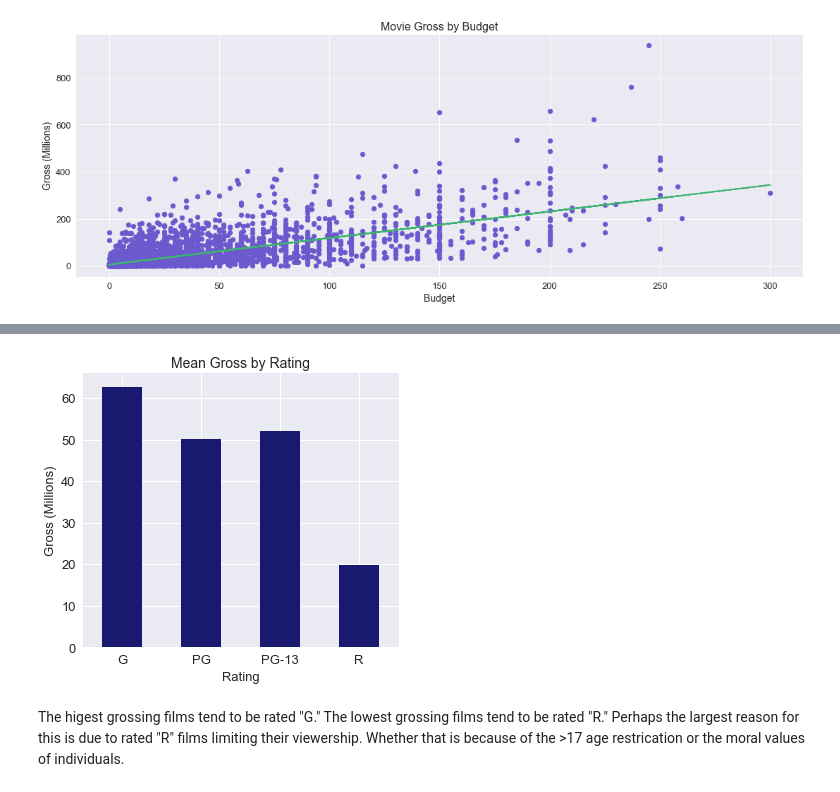
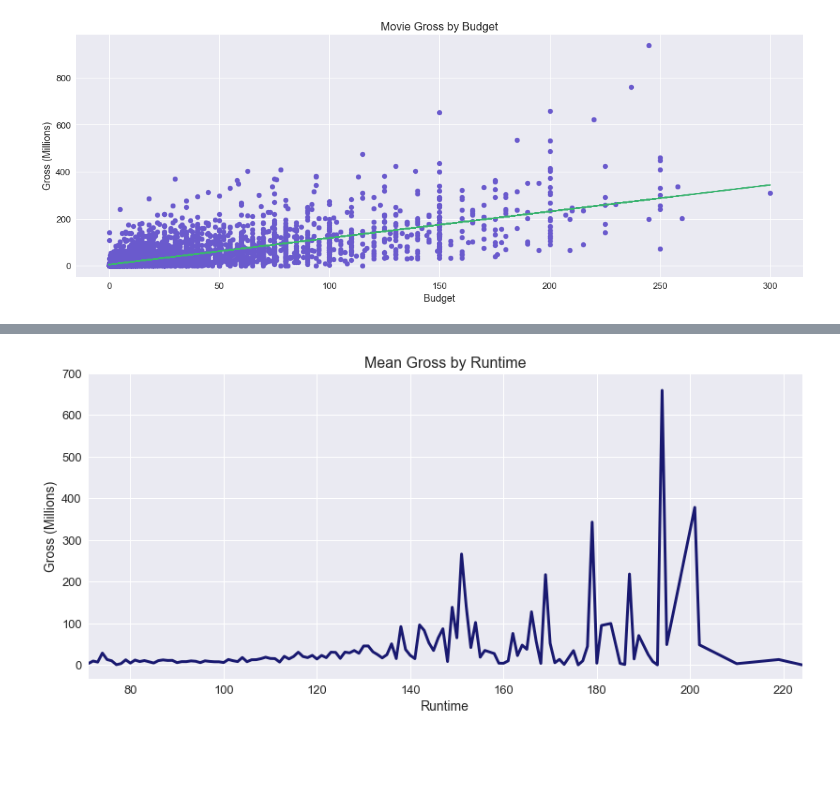
Before and after one commit to Toddizmo/Thinkful, a Jupyter notebook: Olsen_Todd_Capstone.ipynb, the cells around one changed output, grey strips where cells are left out. Saved outputs shown, nothing was run; the diff lists cells and outputs as text; code cells hidden in the pictures; blank space fills up the shorter version.

```diff
--- a/Olsen_Todd_Capstone.ipynb
+++ b/Olsen_Todd_Capstone.ipynb
@@ -59,5 +62,9 @@ df_budget.describe()
 | 50% | 2.300000e+07 | 2.345551e+07 | 104.000000 | 6.400000 | 4.394000e+04 | 2003.000000 |
 | 75% | 4.600000e+07 | 5.778243e+07 | 117.000000 | 7.100000 | 1.093932e+05 | 2010.000000 |
 | max | 3.000000e+08 | 9.366622e+08 | 280.000000 | 9.300000 | 1.861666e+06 | 2016.000000 |
+# %%
+df['bins'] = pd.cut(df_budget['budget'],
+                    bins=[1,25000000,50000000,75000000,100000000,125000000,150000000,1000000000],
+                    labels=["$0-25M","$25-50M","$50-75M","$75-100M","$100-125M","$125-150M","$150M+"])
 # %% [markdown]
 ## #1 What Role do Budget and Gross Play in Movie Scores?
@@ -476,19 +548,16 @@ Evidently, movies filmed in specific countries tend to have a much higher gross.
 # %%
-#Gross/Rating
-df_rating = df.loc[~df['rating'].isin(['B', 'B15', 'NC-17', 'NOT RATED',
-                                       'Not specified', 'TV-14', 'TV-MA', 'TV-PG', 'UNRATED'])]
-plt.figure(figsize=(10,5))
+#Gross/Runtime
+df1 = df[df['runtime'] >70]
+df2 = df1[df1['runtime'] <230]
+plt.figure(figsize=(30,6))
 plt.subplot(1, 2, 1)
-df_rating.groupby('rating').gross.mean().plot(kind = "bar", color = 'midnightblue')
-plt.xlabel('Rating', fontsize=13)
-plt.ylabel('Gross (Millions)', fontsize=13)
-plt.title('Mean Gross by Rating', fontsize=14)
-tick_val = [0, 10000000, 20000000, 30000000, 40000000, 50000000, 60000000]
-tick_lab = ['0','10', '20', '30', '40', '50', '60']
+df2.groupby('runtime').gross.median().plot(kind = "line", color = 'midnightblue', linewidth=3.0)
+plt.xlabel('Runtime', fontsize=14)
+plt.ylabel('Gross (Millions)', fontsize=14)
+plt.title('Mean Gross by Runtime', fontsize=16)
+tick_val = [0, 100000000, 200000000, 300000000, 400000000, 500000000, 600000000, 700000000]
+tick_lab = ['0','100', '200', '300', '400', '500', '600', '700']
 plt.yticks(tick_val, tick_lab)
-plt.xticks(rotation=0)
-plt.tight_layout()
+plt.show()
 # %% [output]
-[figure, old version]
+[figure, new version]
-# %% [markdown]
-The higest grossing films tend to be rated "G." The lowest grossing films tend to be rated "R." Perhaps the largest reason for this is due to rated "R" films limiting their viewership. Whether that is because of the >17 age restrication or the moral values of individuals.
```
Also changed, not shown: parts of 39 cells of this notebook.
